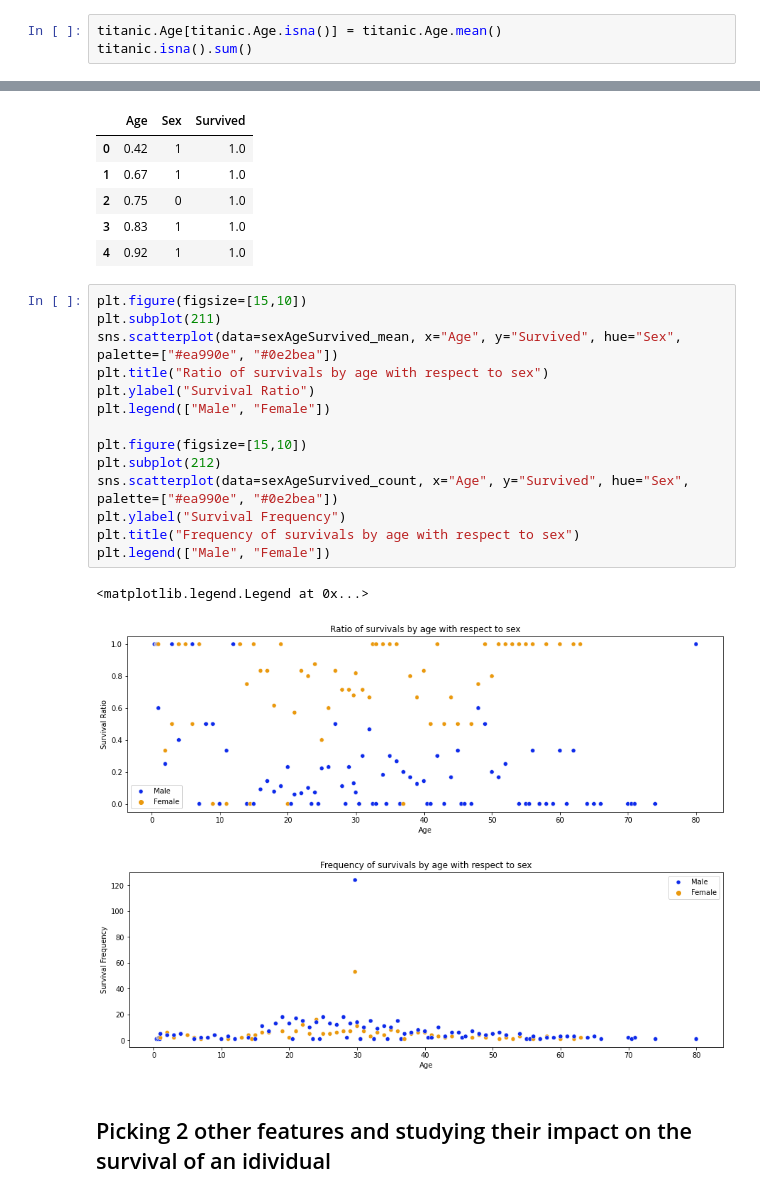
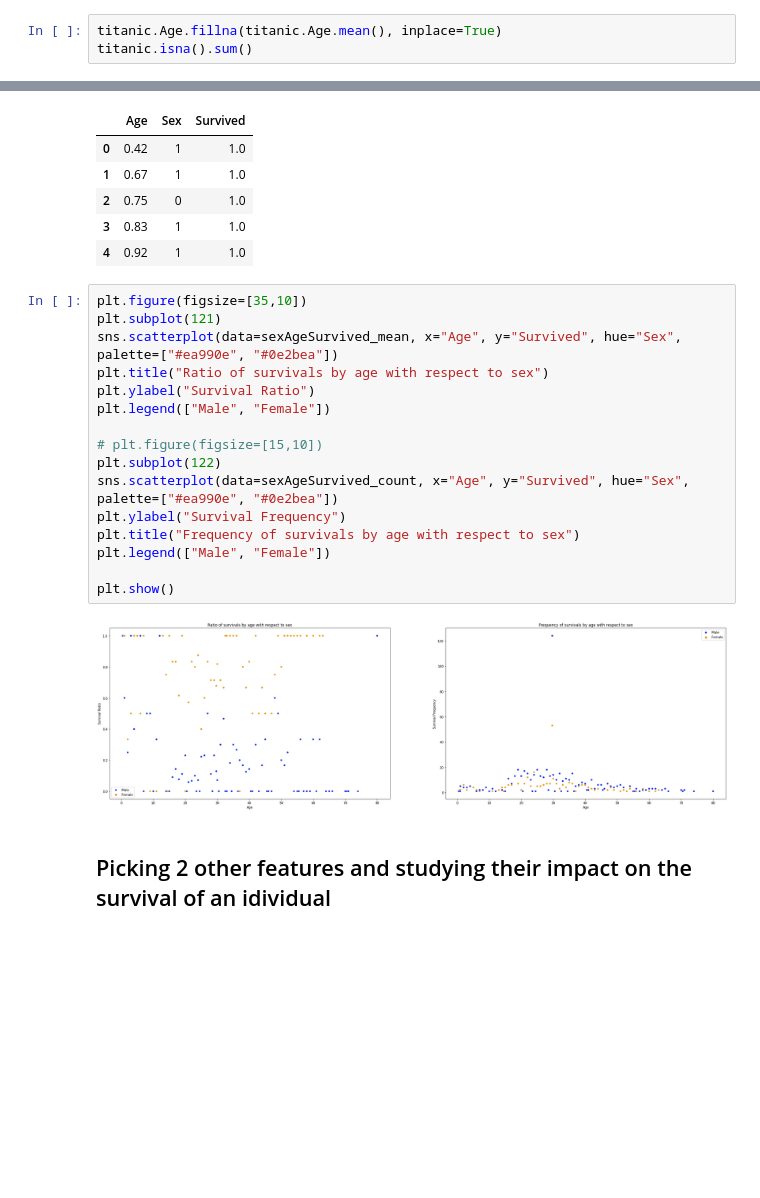
Before and after one commit to beriagraphics/SIC, a Jupyter notebook: Checkpoint_Data_Visualization_[Farouk_BLIDI].ipynb, the cells around one changed output, grey strips where cells are left out. Saved outputs shown, nothing was run; the diff lists cells and outputs as text; blank space fills up the shorter version.

```diff
--- a/Checkpoint_Data_Visualization_[Farouk_BLIDI].ipynb
+++ b/Checkpoint_Data_Visualization_[Farouk_BLIDI].ipynb
@@ -144,6 +125,6 @@ dtype: int64
 # %% [markdown]
 Replacing missing Age values with mean of the database's age
 # %%
-titanic.Age[titanic.Age.isna()] = titanic.Age.mean()
+titanic.Age.fillna(titanic.Age.mean(), inplace=True)
 titanic.isna().sum()
 # %% [output]
@@ -263,22 +240,22 @@ display(sexAgeSurvived_mean.head())
 | 3 | 0.83 | 1 | 1.0 |
 | 4 | 0.92 | 1 | 1.0 |
 # %%
-plt.figure(figsize=[15,10])
-plt.subplot(211)
+plt.figure(figsize=[35,10])
+plt.subplot(121)
 sns.scatterplot(data=sexAgeSurvived_mean, x="Age", y="Survived", hue="Sex", palette=["#ea990e", "#0e2bea"])
 plt.title("Ratio of survivals by age with respect to sex")
 plt.ylabel("Survival Ratio")
 plt.legend(["Male", "Female"])
 
-plt.figure(figsize=[15,10])
-plt.subplot(212)
+# plt.figure(figsize=[15,10])
+plt.subplot(122)
 sns.scatterplot(data=sexAgeSurvived_count, x="Age", y="Survived", hue="Sex", palette=["#ea990e", "#0e2bea"])
 plt.ylabel("Survival Frequency")
 plt.title("Frequency of survivals by age with respect to sex")
 plt.legend(["Male", "Female"])
+
+plt.show()
 # %% [output]
-<matplotlib.legend.Legend at 0x...>
-[figure, old version]
+[figure, new version]
-[figure, removed]
 # %% [markdown]
 ## Picking 2 other features and studying their impact on the survival of an idividual
```
Also changed, not shown: parts of 37 cells of this notebook.
